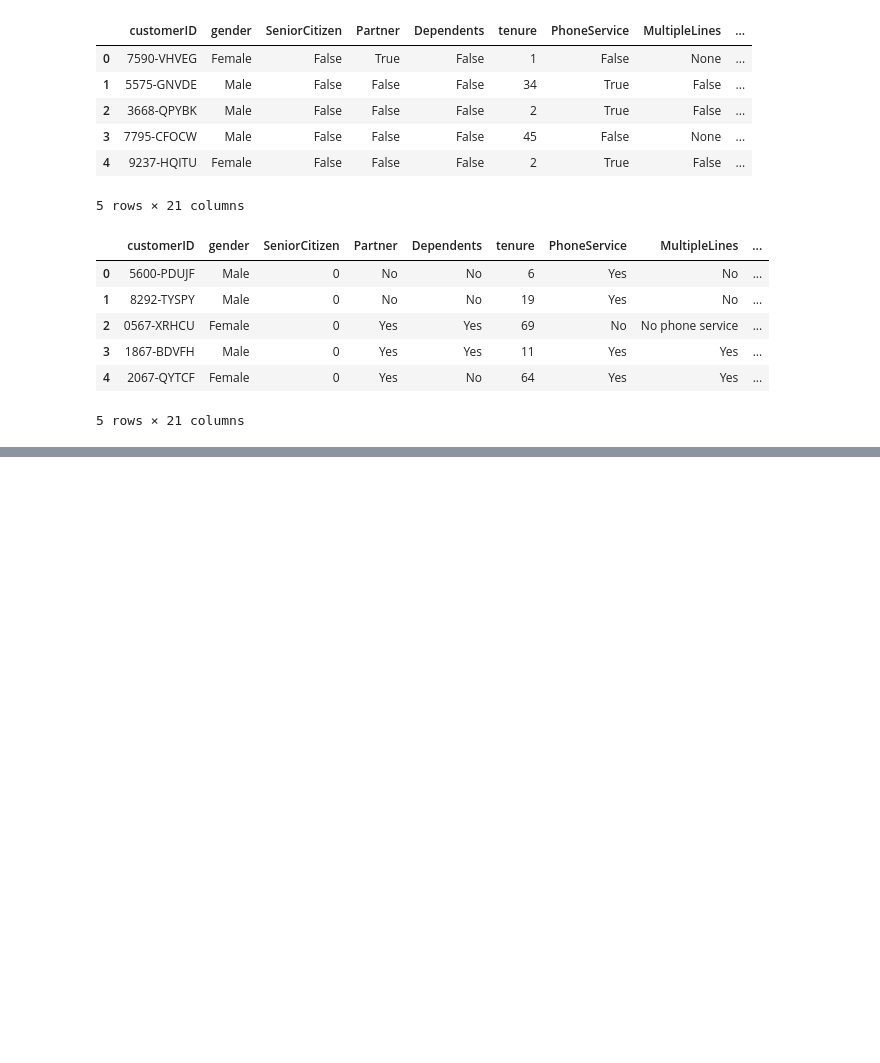
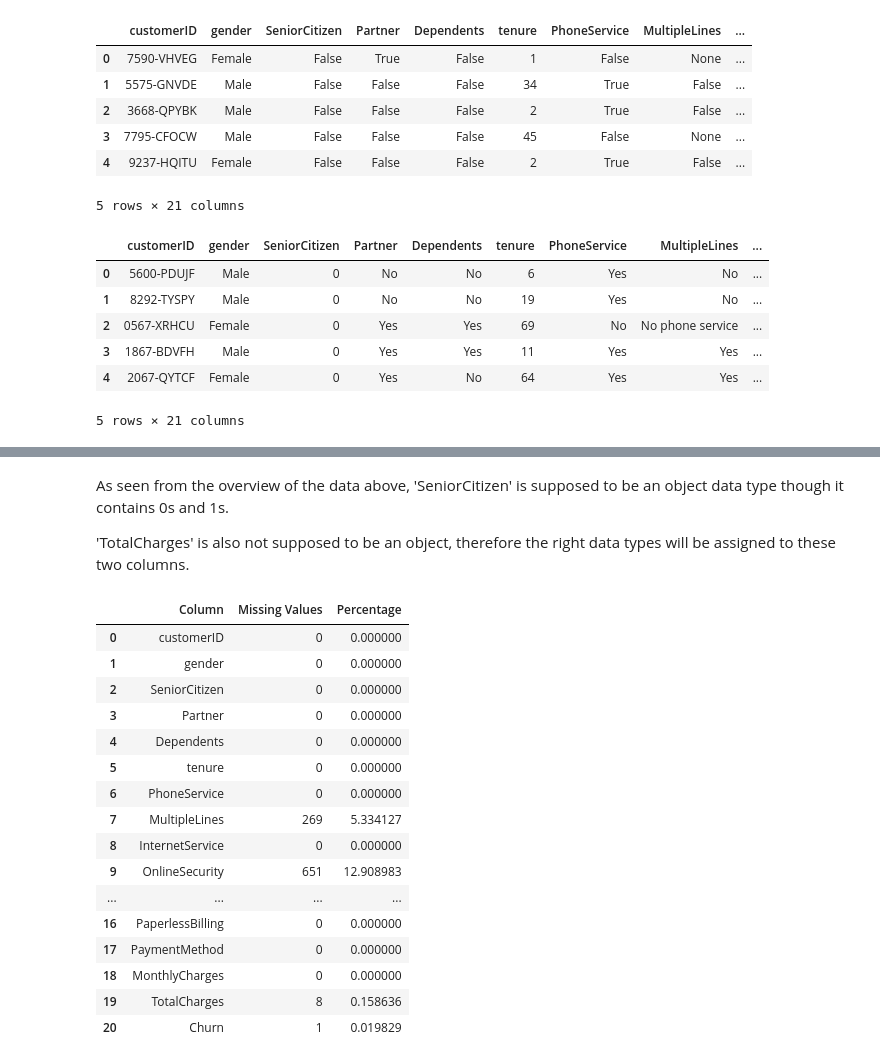
Before and after one commit to richmond-yeboah/Customer-Churn-Prediction, a Jupyter notebook: Notebooks/main.ipynb, the cells around one changed output, grey strips where cells are left out. Cells and saved outputs as stored; diff of their text form; code cells hidden in the pictures; blank space fills up the shorter version.

```diff
--- a/Notebooks/main.ipynb
+++ b/Notebooks/main.ipynb
@@ -171,0 +233,4 @@ df2.head()
+# %% [markdown]
+As seen from the overview of the data above, 'SeniorCitizen' is supposed to be an object data type though it contains 0s and 1s.
+
+'TotalCharges' is also not supposed to be an object, therefore the right data types will be assigned to these two columns.
@@ -171,0 +241,33 @@ df2.head()
+# %%
+# check for missing values and percentage
+missing_values = df_train.isna().sum()
+missing_percentage = (df_train.isna().sum() / df_train.shape[0])*100
+
+# Create a DataFrame with the number of missing values and their percentage
+missing_df = pd.DataFrame({
+    'Column': df_train.columns,
+    'Missing Values': missing_values,
+    'Percentage': missing_percentage
+}).reset_index(drop=True)
+
+# Display the DataFrame
+missing_df = pd.DataFrame(missing_df)
+missing_df
+# %% [output]
+|  | Column | Missing Values | Percentage |
+| 0 | customerID | 0 | 0.000000 |
+| 1 | gender | 0 | 0.000000 |
+| 2 | SeniorCitizen | 0 | 0.000000 |
+| 3 | Partner | 0 | 0.000000 |
+| 4 | Dependents | 0 | 0.000000 |
+| 5 | tenure | 0 | 0.000000 |
+| 6 | PhoneService | 0 | 0.000000 |
+| 7 | MultipleLines | 269 | 5.334127 |
+| 8 | InternetService | 0 | 0.000000 |
+| 9 | OnlineSecurity | 651 | 12.908983 |
+| ... | ... | ... | ... |
+| 16 | PaperlessBilling | 0 | 0.000000 |
+| 17 | PaymentMethod | 0 | 0.000000 |
+| 18 | MonthlyCharges | 0 | 0.000000 |
+| 19 | TotalCharges | 8 | 0.158636 |
+| 20 | Churn | 1 | 0.019829 |
```
Also changed, not shown: parts of 23 cells of this notebook.
